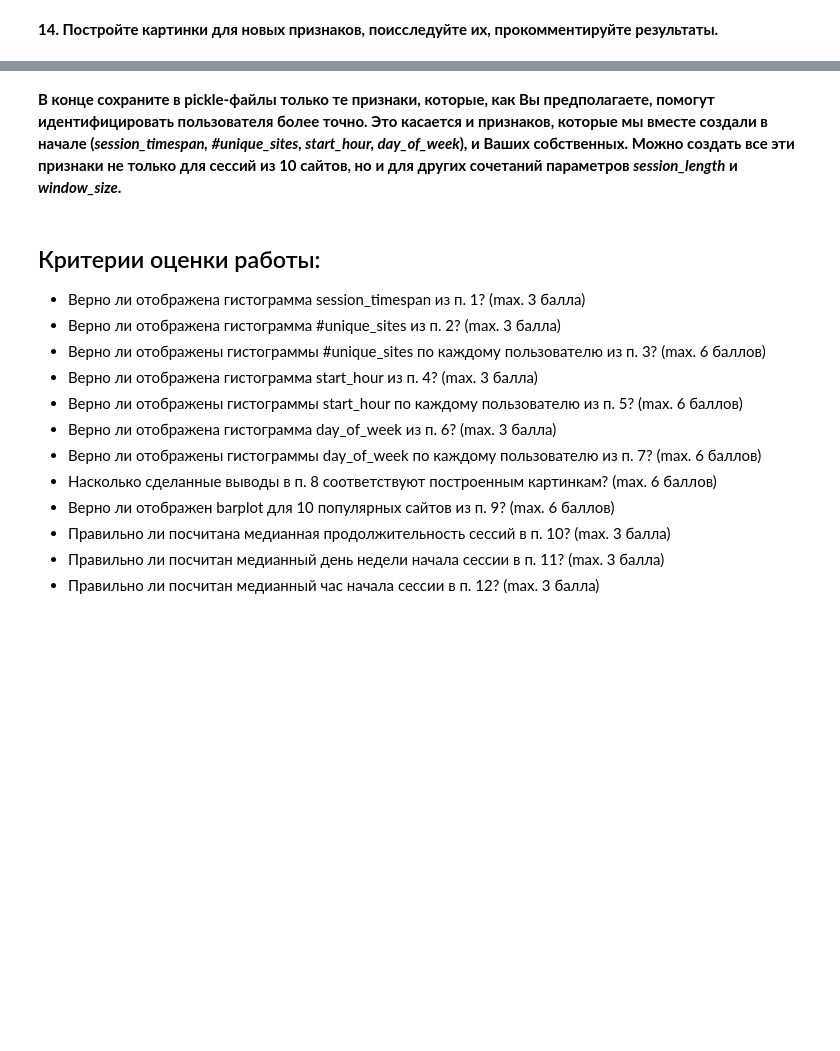
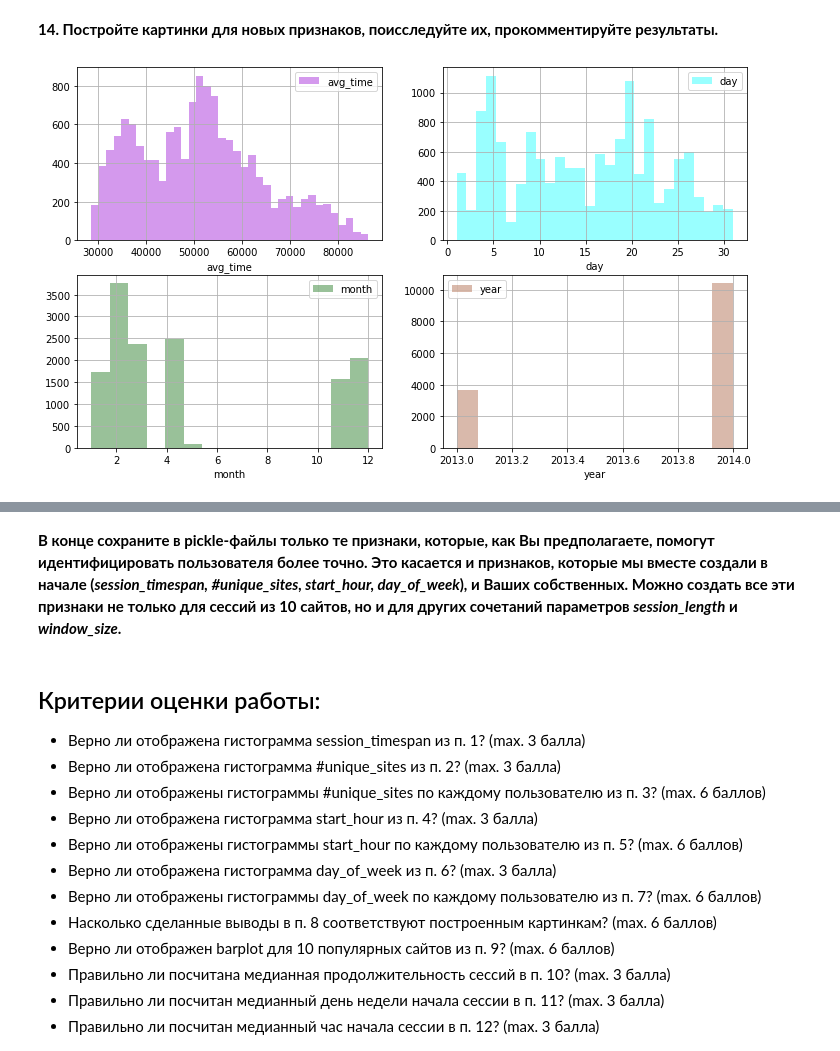
Before and after one commit to Mynzhassar/internet-user-identification, a Jupyter notebook: 3 visual analysis and feature engineering/week3_visual_analysis_and_fe.ipynb, the cells around one changed output, grey strips where cells are left out. Saved outputs shown, nothing was run; the diff lists cells and outputs as text; code cells hidden in the pictures; blank space fills up the shorter version.

```diff
--- a/3 visual analysis and feature engineering/week3_visual_analysis_and_fe.ipynb
+++ b/3 visual analysis and feature engineering/week3_visual_analysis_and_fe.ipynb
@@ -252,7 +261,7 @@ for i, name in enumerate(color_dic):
 # %% [markdown]
 **Загрузите сохраненный ранее в pickle-файл частотный словарь сайтов для 10 пользователей. **
 # %%
-with open(os.path.join(PATH_TO_DATA_1, 'site_freq_10users.pkl'), 'rb') as f:
+with open(os.path.join(path_to_data, 'site_freq_10users.pkl'), 'rb') as f:
     site_freq = pickle.load(f)
 
 site_freq = {site: site_freq[site][1] for site in site_freq}
@@ -399,0 +407,11 @@ new_features = ['avg_time', 'day', 'month', 'year']
+# %%
+colors = ['darkviolet', 'aqua', 'darkgreen', 'sienna']
+fig, axes = plt.subplots(nrows=2, ncols=2, figsize=(12, 7))
+
+for i, feature in enumerate(new_features):
+    sns.distplot(new_features_10users[feature], ax=axes[i//2, i%2],
+                 kde=False, label=feature, color=colors[i])
+    axes[i//2, i%2].grid()
+    axes[i//2, i%2].legend()
+# %% [output]
+[figure, added]
```
Also changed, not shown: parts of 11 cells of this notebook.
